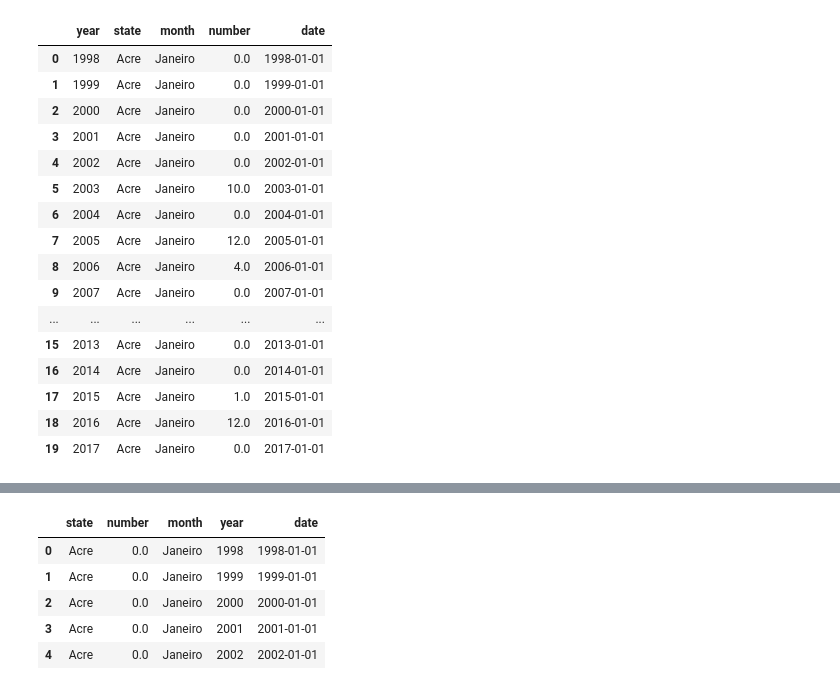
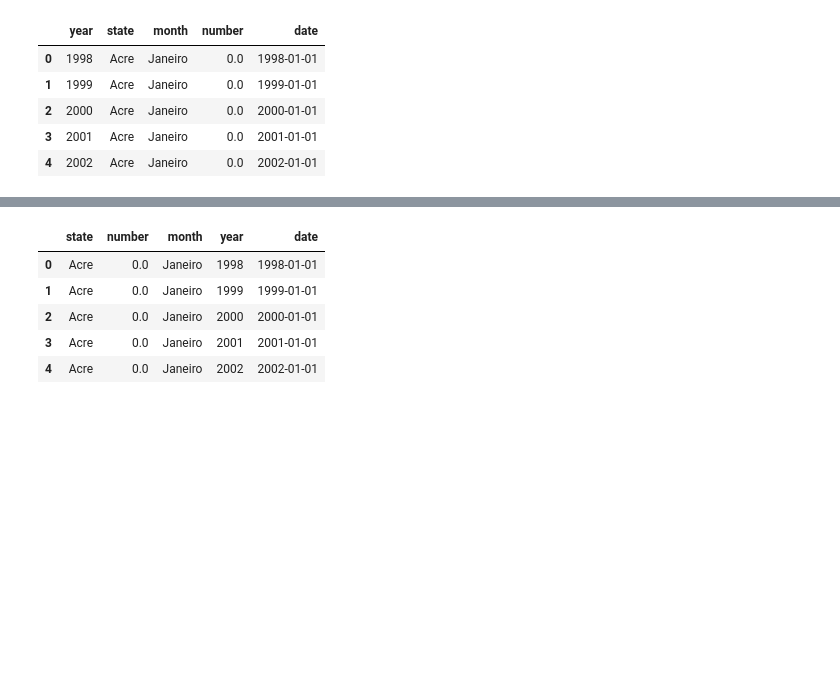
Before and after one commit to hamletinatonakanyan/DS_Class-Tasks, a Jupyter notebook: Part 2. Data Analysis/Project2/Project2.ipynb, the cells around one changed output, grey strips where cells are left out. Cells and saved outputs as stored; diff of their text form; code cells hidden in the pictures; blank space fills up the shorter version.

```diff
--- a/Part 2. Data Analysis/Project2/Project2.ipynb
+++ b/Part 2. Data Analysis/Project2/Project2.ipynb
@@ -15,24 +15,13 @@ tabula.convert_into(r'Data Project 2.pdf',
 # %%
 # Reading project data through pandas csv
 project2_data = pd.read_csv('Data Project 2.csv',
                             encoding='ISO-8859-1')
-project2_data.head(20)
+project2_data.head()
 # %% [output]
 |  | year | state | month | number | date |
 | 0 | 1998 | Acre | Janeiro | 0.0 | 1998-01-01 |
 | 1 | 1999 | Acre | Janeiro | 0.0 | 1999-01-01 |
 | 2 | 2000 | Acre | Janeiro | 0.0 | 2000-01-01 |
 | 3 | 2001 | Acre | Janeiro | 0.0 | 2001-01-01 |
 | 4 | 2002 | Acre | Janeiro | 0.0 | 2002-01-01 |
-| 5 | 2003 | Acre | Janeiro | 10.0 | 2003-01-01 |
-| 6 | 2004 | Acre | Janeiro | 0.0 | 2004-01-01 |
-| 7 | 2005 | Acre | Janeiro | 12.0 | 2005-01-01 |
-| 8 | 2006 | Acre | Janeiro | 4.0 | 2006-01-01 |
-| 9 | 2007 | Acre | Janeiro | 0.0 | 2007-01-01 |
-| ... | ... | ... | ... | ... | ... |
-| 15 | 2013 | Acre | Janeiro | 0.0 | 2013-01-01 |
-| 16 | 2014 | Acre | Janeiro | 0.0 | 2014-01-01 |
-| 17 | 2015 | Acre | Janeiro | 1.0 | 2015-01-01 |
-| 18 | 2016 | Acre | Janeiro | 12.0 | 2016-01-01 |
-| 19 | 2017 | Acre | Janeiro | 0.0 | 2017-01-01 |
 # %%
```
Also changed, not shown: parts of 10 cells of this notebook.
